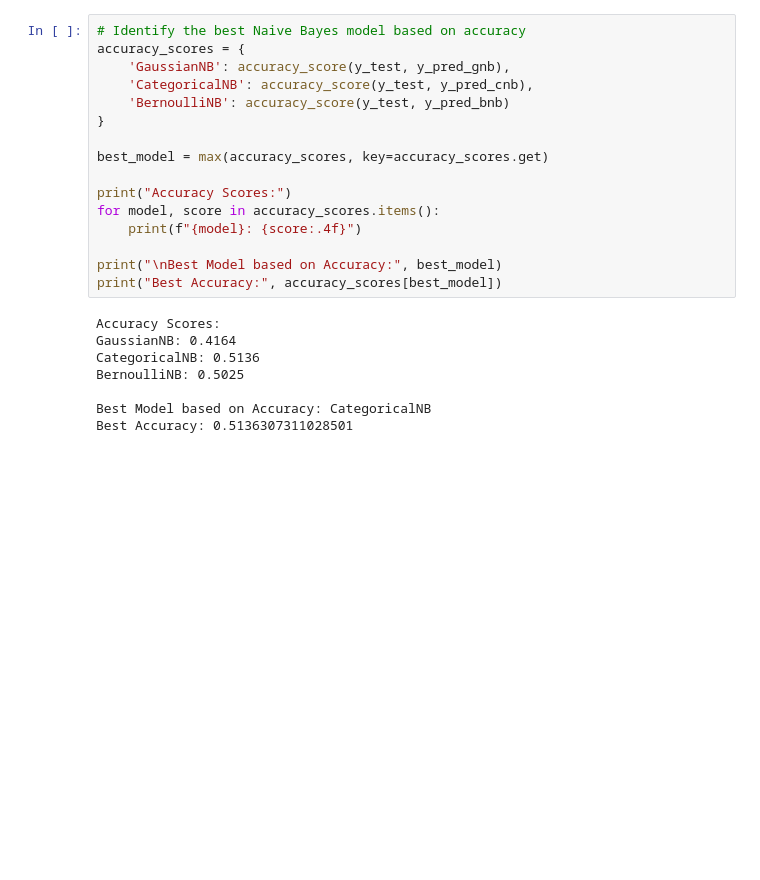
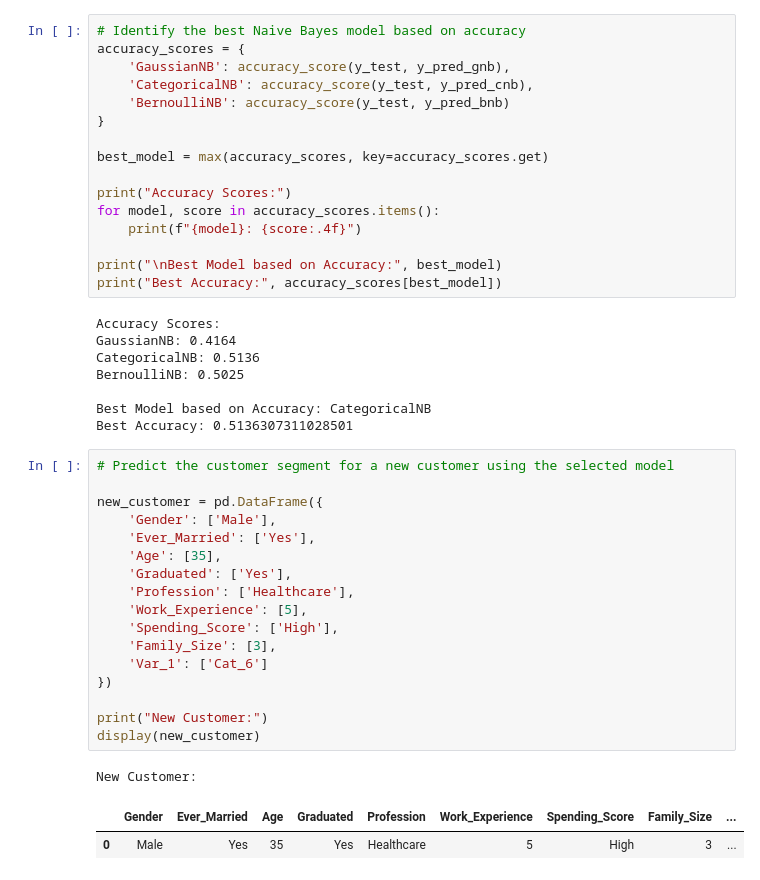
Before and after one commit to yuva0567890/23MID0421APAassignment4, a Jupyter notebook: APA4DATASET1.ipynb, the cells around one changed output. Drawn from its saved outputs; the diff is of its cells as text; blank space fills up the shorter version.

```diff
--- a/APA4DATASET1.ipynb
+++ b/APA4DATASET1.ipynb
@@ -752,3 +752,24 @@ BernoulliNB: 0.5025
 
 Best Model based on Accuracy: CategoricalNB
 Best Accuracy: 0.5136307311028501
+# %%
+# Predict the customer segment for a new customer using the selected model
+
+new_customer = pd.DataFrame({
+    'Gender': ['Male'],
+    'Ever_Married': ['Yes'],
+    'Age': [35],
+    'Graduated': ['Yes'],
+    'Profession': ['Healthcare'],
+    'Work_Experience': [5],
+    'Spending_Score': ['High'],
+    'Family_Size': [3],
+    'Var_1': ['Cat_6']
+})
+
+print("New Customer:")
+display(new_customer)
+# %% [output]
+New Customer:
+|  | Gender | Ever_Married | Age | Graduated | Profession | Work_Experience | Spending_Score | Family_Size | ... |
+| 0 | Male | Yes | 35 | Yes | Healthcare | 5 | High | 3 | ... |
```
